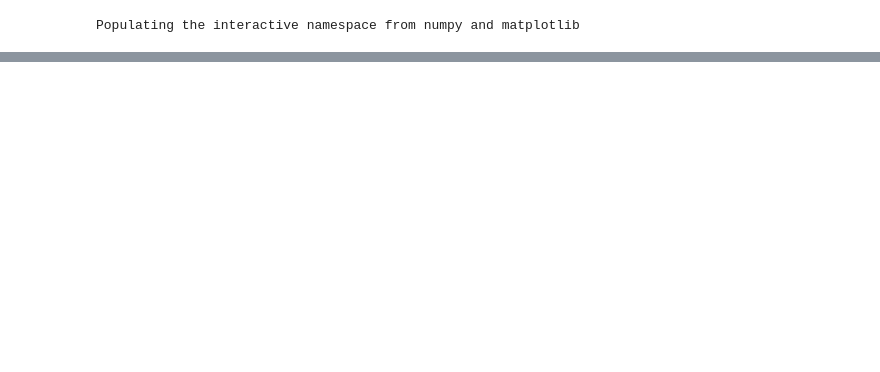
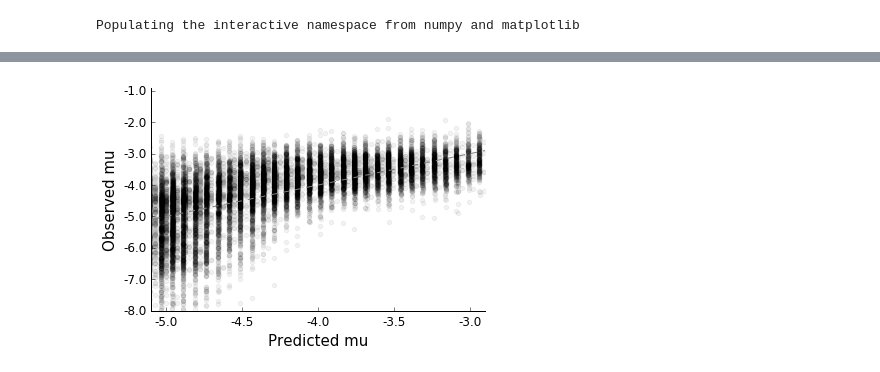
Before and after one commit to gymreklab/mutea-autosomal, a Jupyter notebook: analyses/constraint/BuildConstraintModelSMM.ipynb, the cells around one changed output, grey strips where cells are left out. Saved outputs shown, nothing was run; the diff lists cells and outputs as text; code cells hidden in the pictures; blank space fills up the shorter version.

```diff
--- a/analyses/constraint/BuildConstraintModelSMM.ipynb
+++ b/analyses/constraint/BuildConstraintModelSMM.ipynb
@@ -28,3 +28,6 @@ with open("params.sh", "r") as f:
         if "=" not in line: continue
         key, val = line.strip().split("=")
         params[key] = val
+# %%
+params["BASEDIR"] = "/Users/gymrek/workspace/mutea-autosomal/analyses/data/"
+params["PREDFILE"] = os.path.join("/Users/gymrek/workspace/mutea-autosomal/analyses/data/constraint/autosomal_perlocus_estimates_smm.bed")
@@ -30,0 +53,75 @@ with open("params.sh", "r") as f:
+# %%
+def CenterData(data):
+    df = pd.DataFrame({"data": data, "ind": range(data.shape[0])})
+    df = df.sort("data")
+    vals = np.random.normal(size=data.shape[0])
+    vals = sorted(vals)
+    df["norm"] = vals
+    df = df.sort("ind")
+    return df["norm"]
+
+def SetFilterModel1(df, colname="filter"):
+    df[colname] = False
+    df.ix[np.isinf(df["ml_mu_stderr"]), colname] = True
+
+def SetFilterModel2(df, colname="filter"):
+    df[colname] = False
+    #df.ix[(df["ml_mu_stderr_adj"]<0), colname] = True
+# %%
+##################
+# Linear Regression - Model 1
+##################
+
+filtercolor = "gray"
+keepcolor = "black"
+
+# Set filter field
+SetFilterModel1(dataset, colname="filter1_smm")
+
+# Center data (not length and period)
+#for f in ["gc","entropy","recomb","reptiming"]:
+#    dataset[f] = CenterData(dataset[f])
+
+# Split data to train and test
+base_X = dataset[features] #pd.get_dummies(dataset[features], prefix="motif")
+base_y = dataset['ml_mu']
+base_filter = dataset["filter1"]
+base_weights = dataset["ml_mu_stderr"].apply(lambda x: 1.0/(x**2))
+train_X, test_X, \
+    train_y, test_y, \
+    train_filter, test_filter, \
+    train_weights, test_weights = xval.train_test_split(base_X, base_y, base_filter, base_weights, test_size=0.25)
+y_colors = test_filter.apply(lambda x: [keepcolor, filtercolor][int(x)])
+
+# Filter training data
+train_X = train_X[~train_filter]
+train_y = train_y[~train_filter]
+train_weights = train_weights[~train_filter]
+
+# Build linear regression model
+train_X_sm = sm.add_constant(train_X)
+model1 = sm.OLS(train_y, train_X_sm)
+smols1 = model1.fit()
+pred_y = smols1.predict(sm.add_constant(test_X))
+
+# Plot
+fig = plt.figure()
+ax = fig.add_subplot(111)
+ax.scatter(pred_y[y_colors.values==filtercolor], test_y[y_colors.values==filtercolor], alpha=0.01, color=filtercolor, s=10)
+ax.scatter(pred_y[y_colors.values==keepcolor], test_y[y_colors.values==keepcolor], alpha=0.05, color=keepcolor)
+plt.plot([-7, -2],[-7,-2], color="gray", linestyle="dashed")
+ax.set_xlim(left=-5.1, right=-2.9)
+ax.set_ylim(bottom=-8, top=-0.9)
+ax.spines['right'].set_visible(False)
+ax.spines['top'].set_visible(False)
+ax.yaxis.set_ticks_position('left')
+ax.xaxis.set_ticks_position('bottom')
+ax.set_xlabel("Predicted mu", size=15)
+ax.set_ylabel("Observed mu", size=15)
+ax.set_xticklabels(ax.get_xticks(), size=12)
+ax.set_yticklabels(ax.get_yticks(), size=12)
+fig.savefig(os.path.join("../../figures/", PLOTDIR, "Figure3_modeleval.png"))
+
+print smols1.rsquared_adj
+print pearsonr(pred_y[~test_filter.values], test_y[~test_filter.values]), len(pred_y[~test_filter.values])
+# %% [output]
@@ -30,0 +131 @@ with open("params.sh", "r") as f:
+[figure, added]
```
Also changed, not shown: parts of 7 cells of this notebook, 7 other files.
